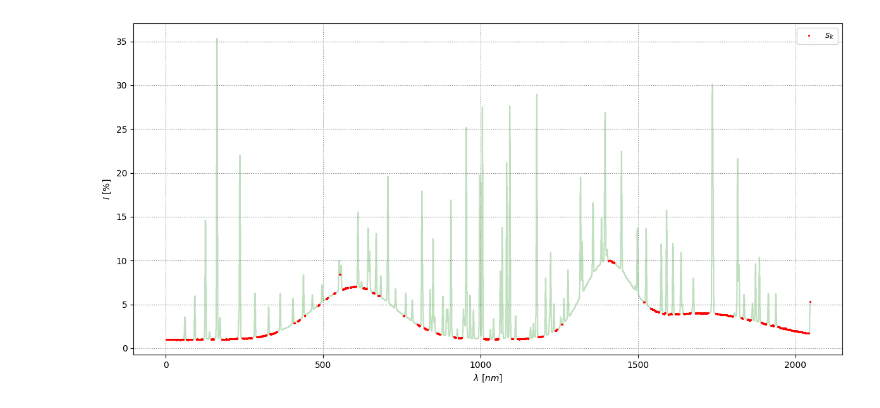
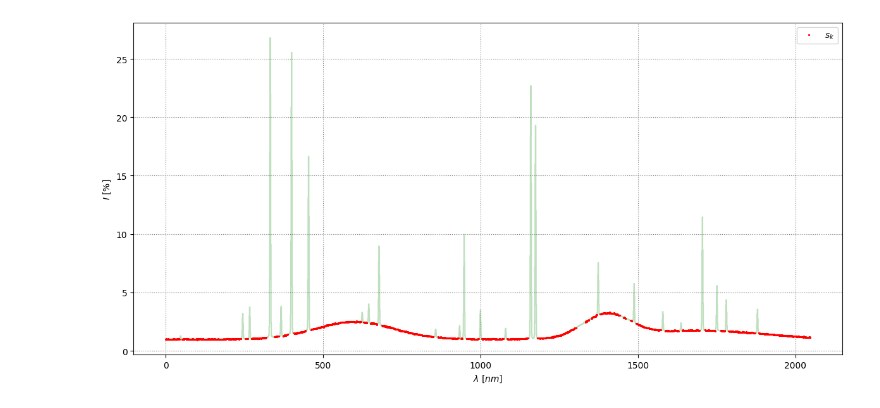
Before and after one commit to Exinker/plugin-spectrum-processor, a Jupyter notebook: notebooks/notebook_v3.1.ipynb, the cells around one changed output. Saved outputs shown, nothing was run; the diff lists cells and outputs as text; code cells hidden in the pictures.

```diff
--- a/notebooks/notebook_v3.1.ipynb
+++ b/notebooks/notebook_v3.1.ipynb
@@ -98,10 +95,10 @@ import matplotlib.pyplot as plt
 index = np.arange(N_NUMBERS)
 
 params = [
-    {"A": 10, "mu": 2500, "sigma": 75},
-    {"A": 6, "mu": 600, "sigma": 125},
-    {"A": 8, "mu": 1400, "sigma": 75},
-    {"A": 3, "mu": 1700, "sigma": 200},
+    {"A": 2.5, "mu": 2500, "sigma": 75},
+    {"A": 1.5, "mu": 600, "sigma": 125},
+    {"A": 2, "mu": 1400, "sigma": 75},
+    {"A": 0.75, "mu": 1700, "sigma": 200},
 ]
 
 background = np.zeros(len(index), dtype=float) + 1
@@ -132,10 +129,5 @@ unicorn.show()
 # %%
-spectrum = EmittedSpectrum(
-    intensity=np.array([
-        experiment.run(
-            is_noised=True,
-            transformer=partial(transformer, alpha=alpha[i], background=background),
-        ).intensity
-        for i in tqdm(range(N_TIMES))
-    ]),
+spectrum = experiment.run(
+    is_noised=True,
+    transformer=partial(transformer, alpha=alpha, background=background),
 )
@@ -144,7 +134,12 @@ i = 0
 # %%
+import matplotlib.pyplot as plt
+import numpy as np
+from ipywidgets import interact, IntSlider
+
+
 peaks = draft_blinks(
     spectrum=EmittedSpectrum(
-        intensity=np.convolve(spectrum.intensity[i,:], [.25, .5, .25], mode='same'),
+        intensity=convolve(spectrum.intensity, [.25, .5, .25], mode='mirror'),
     ),
     config=DraftBlinksConfig(
         n_counts_min=3,
@@ -156,40 +151,38 @@ peaks = draft_blinks(
 )
 print('Peaks total: {}'.format(len(peaks)))
 
-
 mask = np.full(spectrum.n_numbers, True)
 for peak in peaks:
     lb, ub = peak.minima
-    mask[lb:ub] = False
+    mask[lb:ub+1] = False
 
+#
+fig, ax = plt.subplots(figsize=(12, 6), tight_layout=True)
 
-if True:
-    fig, ax = plt.subplots(figsize=(12, 6), tight_layout=True)
+x = spectrum.wavelength
+y = convolve(spectrum.intensity, [.25, .5, .25], mode='mirror')
+ax.step(
+    x, y,
+    where='mid',
+    color='green', alpha=.25,
+)
 
-    x = spectrum.wavelength
-    y = convolve(spectrum.intensity[i,:], [.25, .5, .25], mode='mirror')
-    ax.step(
-        x, y,
-        where='mid',
-        color='green', alpha=.25,
-    )
+x = spectrum.wavelength[mask]
+y = convolve(spectrum.intensity, [.25, .5, .25], mode='mirror')[mask]
+ax.plot(
+    x, y,
+    linestyle='none', color='red', alpha=1,
+    marker='.', markersize=2.5,
+    label='$s_{k}$',
+)
 
-    x = spectrum.wavelength[mask]
-    y = convolve(spectrum.intensity[i,:], [.25, .5, .25], mode='mirror')[mask]
-    ax.plot(
-        x, y,
-        linestyle='none', color='red', alpha=1,
-        marker='.', markersize=2.5,
-        label='$s_{k}$',
-    )
+ax.set_xlabel(r'$\lambda$ [$nm$]')
+ax.set_ylabel(r'$I$ [$\%$]')
+ax.grid(
+    color='grey', linestyle=':',
+)
 
-    ax.set_xlabel(r'$\lambda$ [$nm$]')
-    ax.set_ylabel(r'$I$ [$\%$]')
-    ax.grid(
-        color='grey', linestyle=':',
-    )
+ax.legend(loc='upper right')
 
-    ax.legend(loc='upper right')
-
-    plt.show()
+plt.show()
 # %% [output]
@@ -197 +190 @@ Peaks total: 100
-[figure, old version]
+[figure, new version]
```
Also changed, not shown: parts of 15 cells of this notebook, 8 other files.
